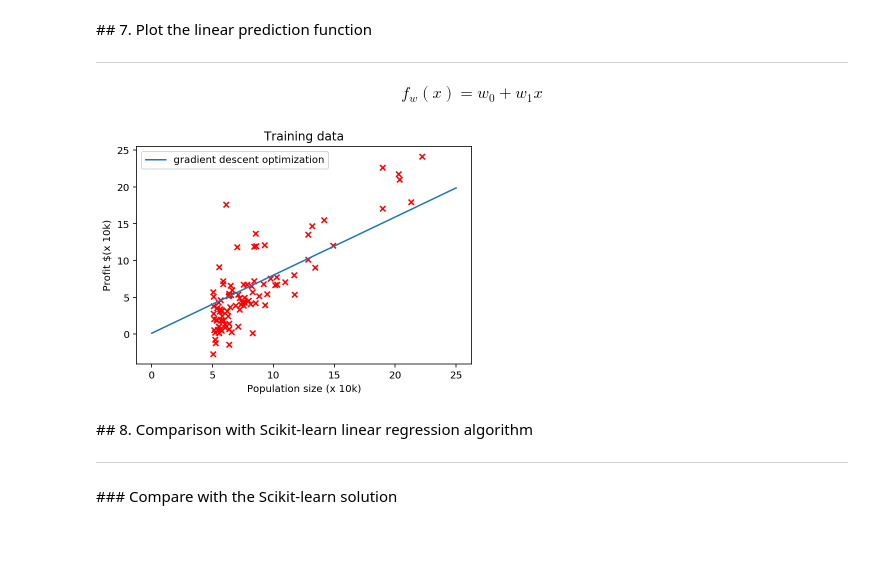
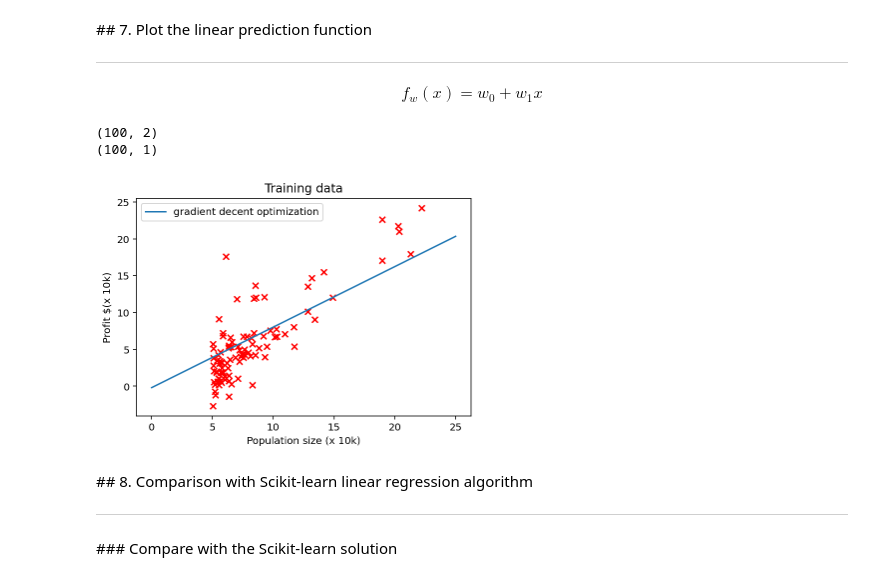
Before and after one commit to wkdthf21/Machine-Learning-Assignment, a Jupyter notebook: assignment_02_assignment_02_b.ipynb, the cells around one changed output. Drawn from its saved outputs; the diff is of its cells as text; code cells hidden in the pictures; blank space fills up the shorter version.

Commit message:
plot the prediction function by gradient descent

```diff
--- a/assignment_02_assignment_02_b.ipynb
+++ b/assignment_02_assignment_02_b.ipynb
@@ -264,19 +264,24 @@ $$
 # %%
 # linear regression model
 x_pred = np.linspace(0,25,100) # define the domain of the prediction function
-y_pred = # compute the prediction values within the given domain x_pred
+x_pred = np.append(np.ones(x_pred.size).reshape(-1, 1), np.array(x_pred).reshape(-1, 1) , axis = 1)
+y_pred = f_pred(x_pred, w)# compute the prediction values within the given domain x_pred
 
+print(x_pred.shape)
+print(y_pred.shape)
 # plot
 plt.figure(3)
-plt.scatter( )
-plt.plot( )
-plt.legend(loc='best')
+plt.scatter(x_train, y_train, c = 'r', marker = 'x')
+line = plt.plot(x_pred[:, 1], y_pred)
+plt.legend(handles = (line), prop={'size': 10}, labels = ['gradient decent optimization'], loc='upper left')
 plt.title('Training data')
 plt.xlabel('Population size (x 10k)')
 plt.ylabel('Profit $(x 10k)')
 plt.show()
 # %% [output]
+(100, 2)
+(100, 1)
-[figure, old version]
+[figure, new version]
 # %% [markdown]
 ## 8. Comparison with Scikit-learn linear regression algorithm
 <hr>
```
Also changed, not shown: parts of 3 cells of this notebook.
